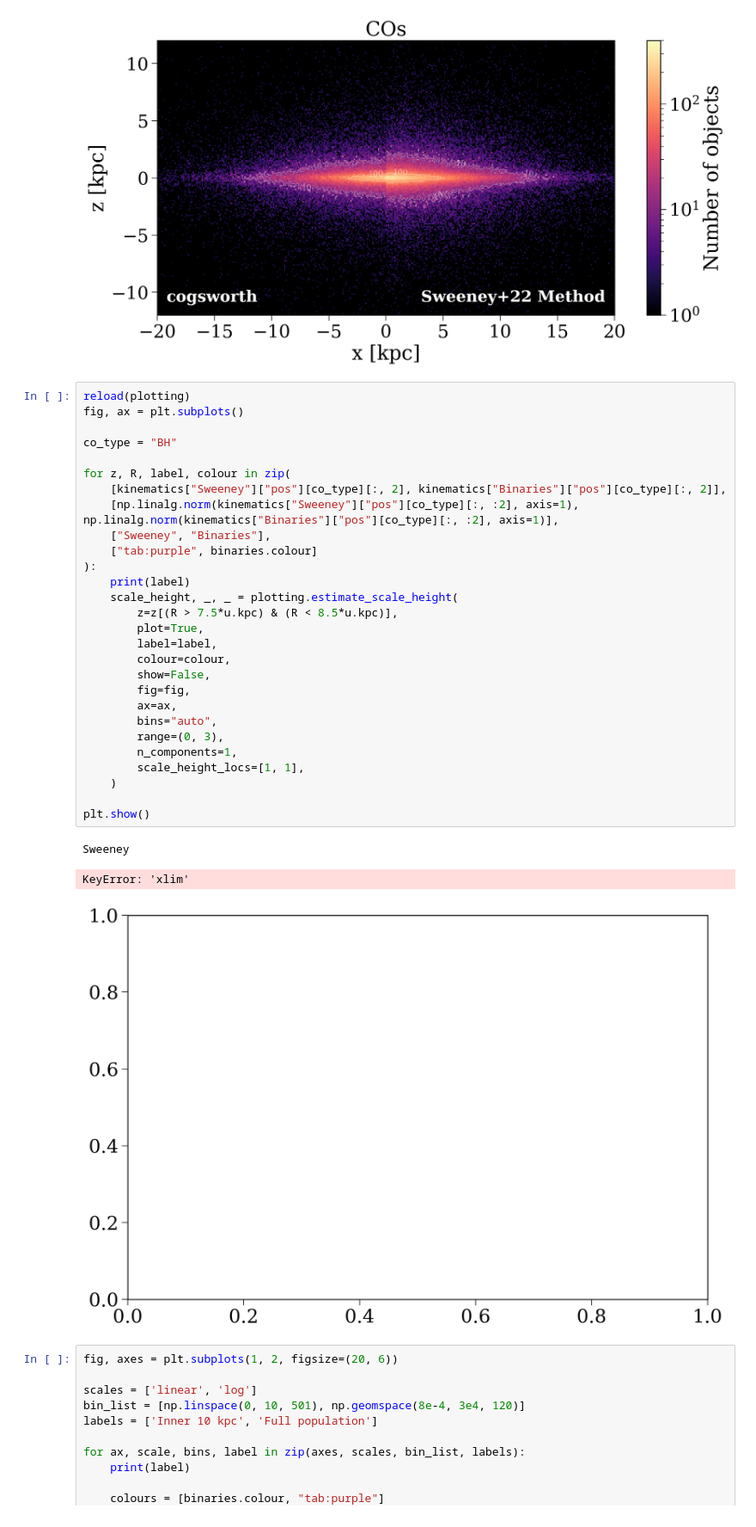
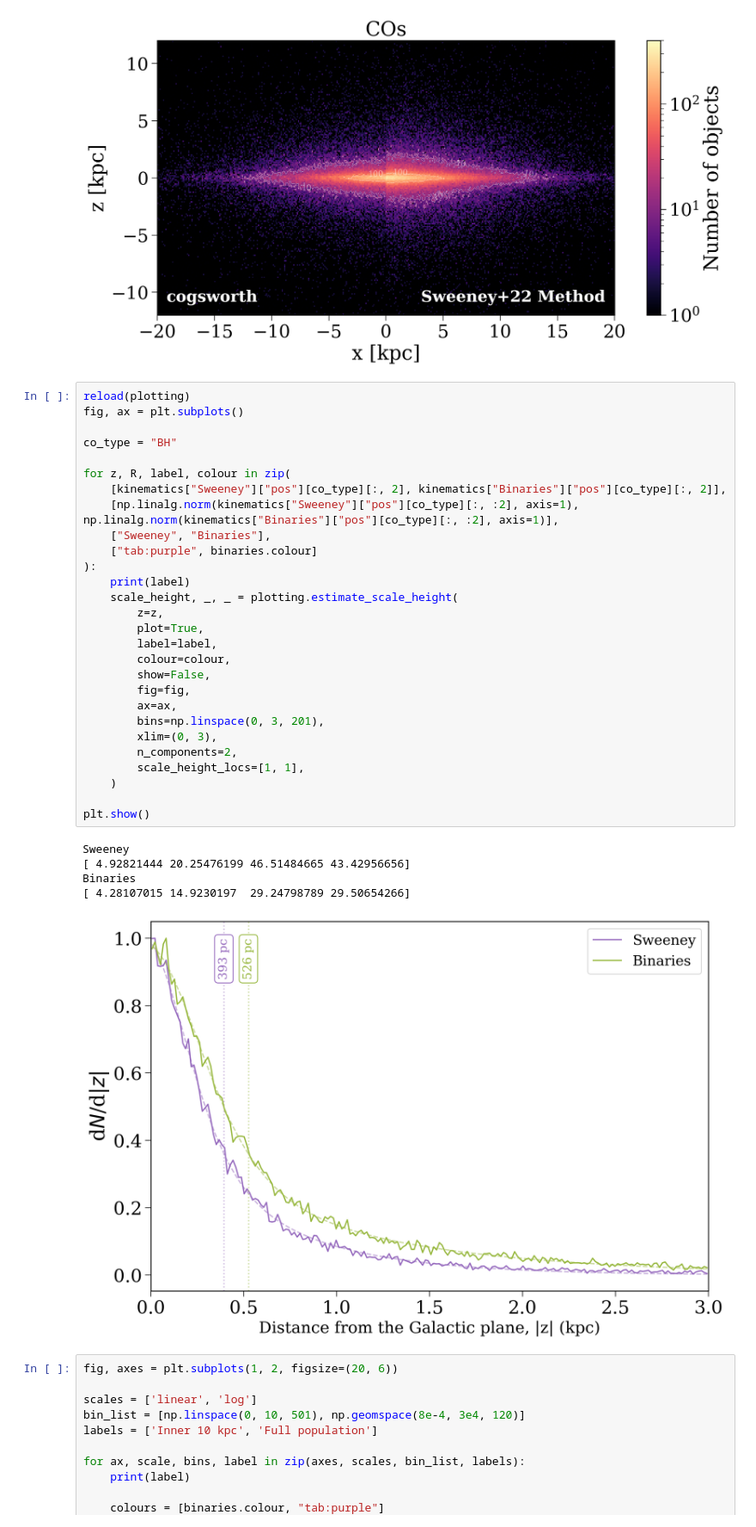
Before and after one commit to TomWagg/underworld, a Jupyter notebook: analysis/sweeney_vs_cogsworth.ipynb, the cells around one changed output. Shown at 86% size. Drawn from its saved outputs; the diff is of its cells as text.

```diff
--- a/analysis/sweeney_vs_cogsworth.ipynb
+++ b/analysis/sweeney_vs_cogsworth.ipynb
@@ -106,35 +106,37 @@ for co_type in ["NS", "BH", "CO"]:
 # %%
 reload(plotting)
 fig, ax = plt.subplots()
 
 co_type = "BH"
 
 for z, R, label, colour in zip(
     [kinematics["Sweeney"]["pos"][co_type][:, 2], kinematics["Binaries"]["pos"][co_type][:, 2]],
     [np.linalg.norm(kinematics["Sweeney"]["pos"][co_type][:, :2], axis=1), np.linalg.norm(kinematics["Binaries"]["pos"][co_type][:, :2], axis=1)],
     ["Sweeney", "Binaries"],
     ["tab:purple", binaries.colour]
 ):
     print(label)
     scale_height, _, _ = plotting.estimate_scale_height(
-        z=z[(R > 7.5*u.kpc) & (R < 8.5*u.kpc)],
+        z=z,
         plot=True,
         label=label,
         colour=colour,
         show=False,
         fig=fig,
         ax=ax,
-        bins="auto",
-        range=(0, 3),
-        n_components=1,
+        bins=np.linspace(0, 3, 201),
+        xlim=(0, 3),
+        n_components=2,
         scale_height_locs=[1, 1],
     )
 
 plt.show()
 # %% [output]
 Sweeney
+[ 4.92821444 20.25476199 46.51484665 43.42956656]
+Binaries
+[ 4.28107015 14.9230197  29.24798789 29.50654266]
-KeyError: 'xlim'
-[figure, old version]
+[figure, new version]
 # %%
 fig, axes = plt.subplots(1, 2, figsize=(20, 6))
 
```
Also changed, not shown: 5 other files.
